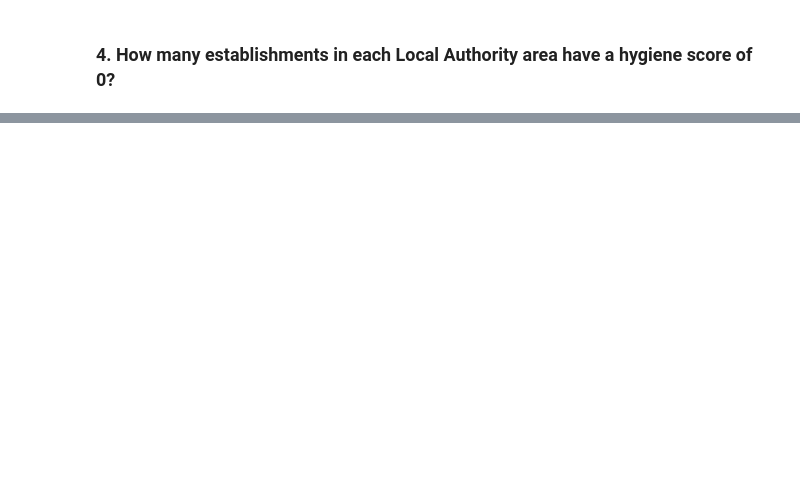
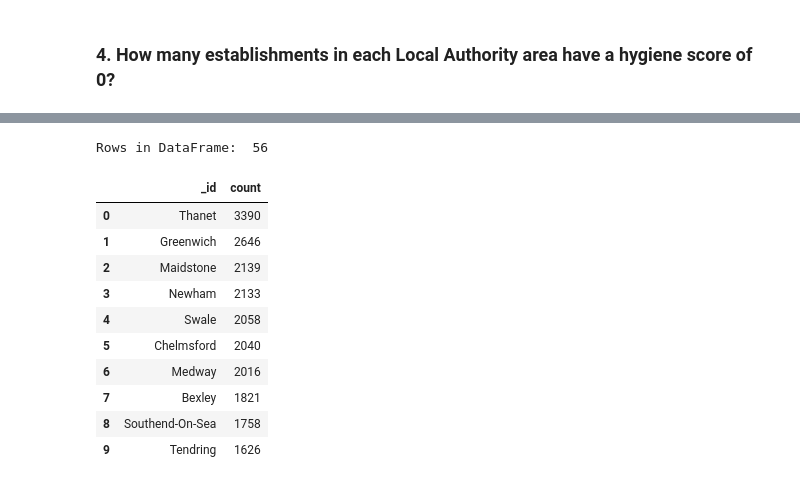
Before and after one commit to Fidel97/nosql-challenge, a Jupyter notebook: Starter_Code/NoSQL_analysis_starter.ipynb, the cells around one changed output, grey strips where cells are left out. Cells and saved outputs as stored; diff of their text form; code cells hidden in the pictures; blank space fills up the shorter version.

```diff
--- a/Starter_Code/NoSQL_analysis_starter.ipynb
+++ b/Starter_Code/NoSQL_analysis_starter.ipynb
@@ -124,7 +190,19 @@ sort =
 # 1. Matches establishments with a hygiene score of 0
 # 2. Groups the matches by Local Authority
 # 3. Sorts the matches from highest to lowest
+match_query = {'$match': {'scores.Hygiene': 0}}
+group_query = {'$group': {'_id': '$LocalAuthorityName',
+                          'count': {'$sum': 1}
+                         }
+              }
+sort_query = {'$sort': {'count': -1}}
+
+pipeline = [match_query, group_query, sort_query]
+
+results = list(establishments.aggregate(pipeline))
 
 # Print the number of documents in the result
+print(f"There are {len(results)} documents in the result.")
 
 # Print the first 10 results
+pprint(results[0:10])
@@ -131,6 +221,22 @@ sort =
 # %%
 # Convert the result to a Pandas DataFrame
+local_df= pd.DataFrame(results)
 
 # Display the number of rows in the DataFrame
+print("Rows in DataFrame: ", len(local_df))
 
 # Display the first 10 rows of the DataFrame
+local_df.head(10)
+# %% [output]
+Rows in DataFrame:  56
+|  | _id | count |
+| 0 | Thanet | 3390 |
+| 1 | Greenwich | 2646 |
+| 2 | Maidstone | 2139 |
+| 3 | Newham | 2133 |
+| 4 | Swale | 2058 |
+| 5 | Chelmsford | 2040 |
+| 6 | Medway | 2016 |
+| 7 | Bexley | 1821 |
+| 8 | Southend-On-Sea | 1758 |
+| 9 | Tendring | 1626 |
```
Also changed, not shown: parts of 7 cells of this notebook.
